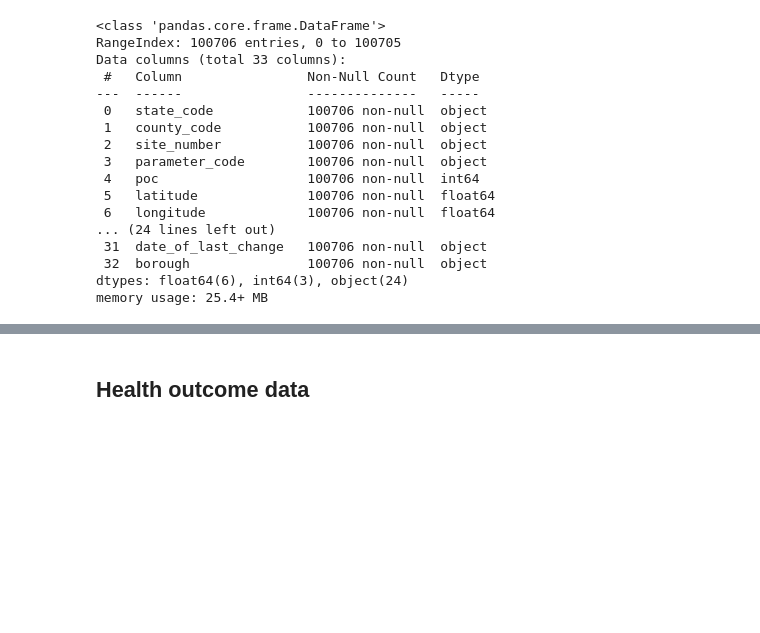
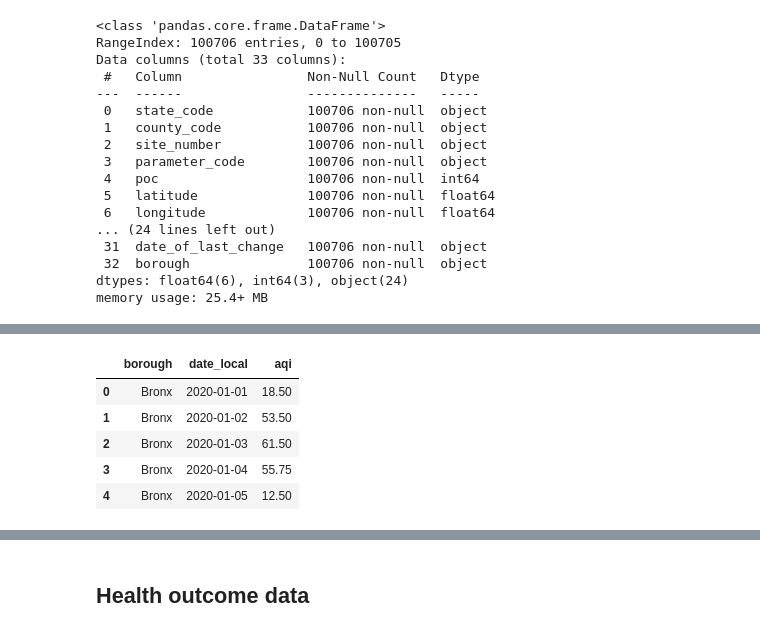
Before and after one commit to iherman10/aqi_geo_experiments, a Jupyter notebook: analysis.ipynb, the cells around one changed output, grey strips where cells are left out. Drawn from its saved outputs; the diff is of its cells as text; code cells hidden in the pictures; blank space fills up the shorter version.

```diff
--- a/analysis.ipynb
+++ b/analysis.ipynb
@@ -578,0 +583,13 @@ dail
+# %%
+# Create final site-level dataset
+
+final_daily_pm25_ny = daily_pm25_ny.groupby(['borough', 'date_local']).agg(aqi=('aqi', 'mean')).reset_index()
+final_daily_pm25_ny['date_local'] = pd.to_datetime(final_daily_pm25_ny['date_local'], format='%Y-%m-%d')
+final_daily_pm25_ny.head()
+# %% [output]
+|  | borough | date_local | aqi |
+| 0 | Bronx | 2020-01-01 | 18.50 |
+| 1 | Bronx | 2020-01-02 | 53.50 |
+| 2 | Bronx | 2020-01-03 | 61.50 |
+| 3 | Bronx | 2020-01-04 | 55.75 |
+| 4 | Bronx | 2020-01-05 | 12.50 |
```
Also changed, not shown: parts of 5 cells of this notebook.
